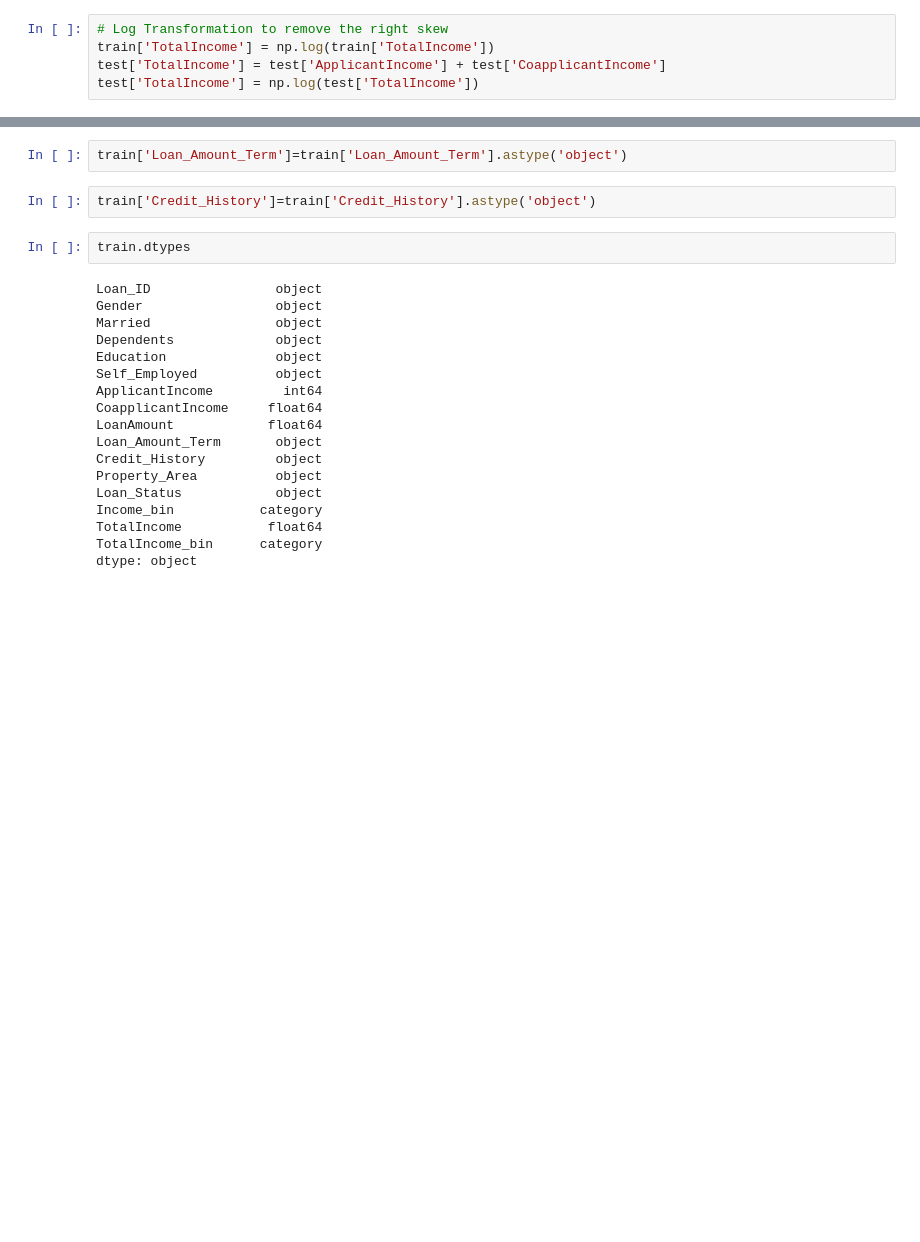
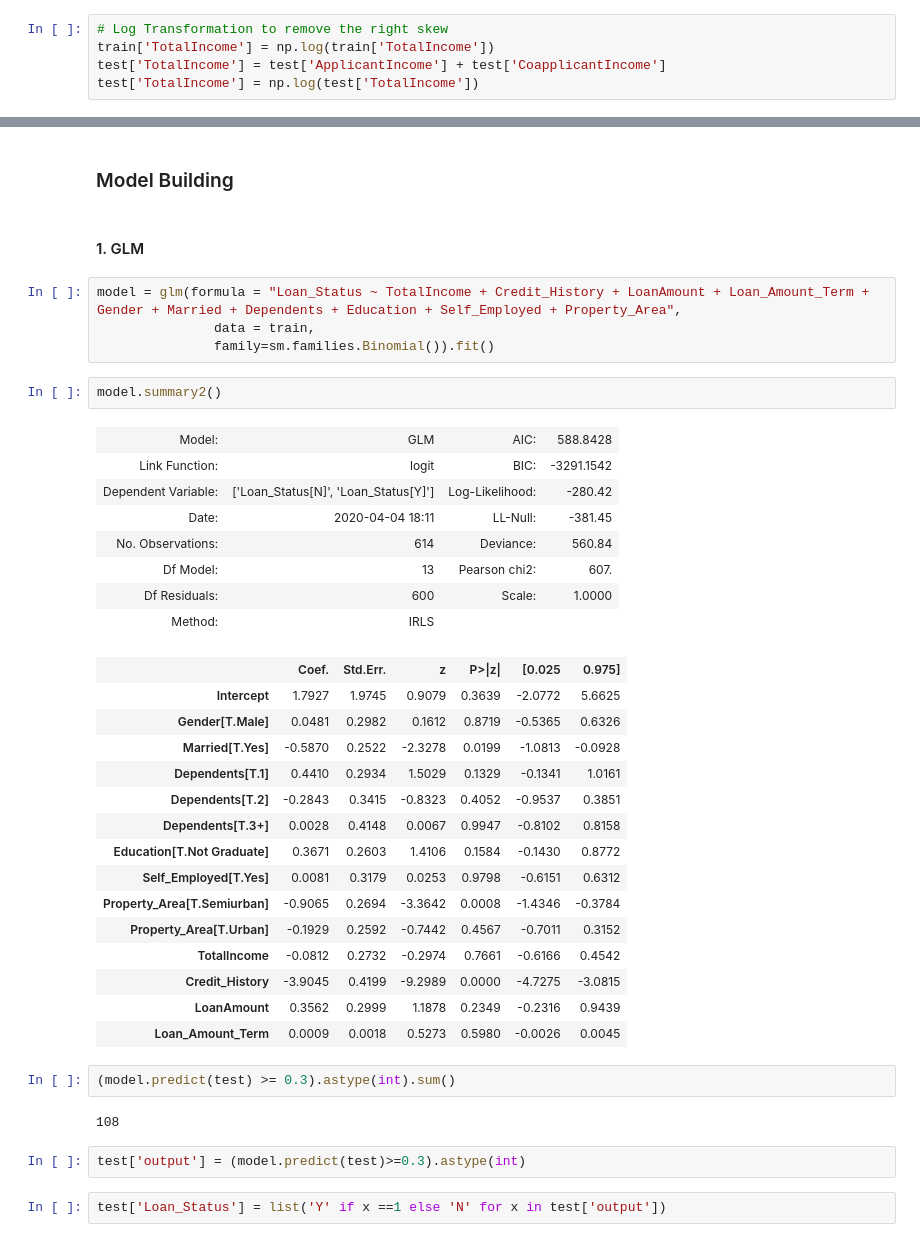
Before and after one commit to yashlab/Courses_Competitions, a Jupyter notebook: AV/Loan-Prediction.ipynb, the cells around one changed output, grey strips where cells are left out. Cells and saved outputs as stored; diff of their text form; blank space fills up the shorter version.

```diff
--- a/AV/Loan-Prediction.ipynb
+++ b/AV/Loan-Prediction.ipynb
@@ -254,24 +273,42 @@ train.dtypes
-# %%
-train['Loan_Amount_Term']=train['Loan_Amount_Term'].astype('object')
-# %%
-train['Credit_History']=train['Credit_History'].astype('object')
-# %%
-train.dtypes
-# %% [output]
-Loan_ID                object
-Gender                 object
-Married                object
-Dependents             object
-Education              object
-Self_Employed          object
-ApplicantIncome         int64
-CoapplicantIncome     float64
-LoanAmount            float64
-Loan_Amount_Term       object
-Credit_History         object
-Property_Area          object
-Loan_Status            object
-Income_bin           category
-TotalIncome           float64
-TotalIncome_bin      category
-dtype: object
+# %% [markdown]
+###  Model Building
+# %% [markdown]
+#### 1. GLM
+# %%
+model = glm(formula = "Loan_Status ~ TotalIncome + Credit_History + LoanAmount + Loan_Amount_Term + Gender + Married + Dependents + Education + Self_Employed + Property_Area",
+               data = train,
+               family=sm.families.Binomial()).fit()
+# %%
+model.summary2()
+# %% [output]
+| Model: | GLM | AIC: | 588.8428 |
+| Link Function: | logit | BIC: | -3291.1542 |
+| Dependent Variable: | ['Loan_Status[N]', 'Loan_Status[Y]'] | Log-Likelihood: | -280.42 |
+| Date: | 2020-04-04 18:11 | LL-Null: | -381.45 |
+| No. Observations: | 614 | Deviance: | 560.84 |
+| Df Model: | 13 | Pearson chi2: | 607. |
+| Df Residuals: | 600 | Scale: | 1.0000 |
+| Method: | IRLS |  |  |
+|  | Coef. | Std.Err. | z | P>|z| | [0.025 | 0.975] |
+| Intercept | 1.7927 | 1.9745 | 0.9079 | 0.3639 | -2.0772 | 5.6625 |
+| Gender[T.Male] | 0.0481 | 0.2982 | 0.1612 | 0.8719 | -0.5365 | 0.6326 |
+| Married[T.Yes] | -0.5870 | 0.2522 | -2.3278 | 0.0199 | -1.0813 | -0.0928 |
+| Dependents[T.1] | 0.4410 | 0.2934 | 1.5029 | 0.1329 | -0.1341 | 1.0161 |
+| Dependents[T.2] | -0.2843 | 0.3415 | -0.8323 | 0.4052 | -0.9537 | 0.3851 |
+| Dependents[T.3+] | 0.0028 | 0.4148 | 0.0067 | 0.9947 | -0.8102 | 0.8158 |
+| Education[T.Not Graduate] | 0.3671 | 0.2603 | 1.4106 | 0.1584 | -0.1430 | 0.8772 |
+| Self_Employed[T.Yes] | 0.0081 | 0.3179 | 0.0253 | 0.9798 | -0.6151 | 0.6312 |
+| Property_Area[T.Semiurban] | -0.9065 | 0.2694 | -3.3642 | 0.0008 | -1.4346 | -0.3784 |
+| Property_Area[T.Urban] | -0.1929 | 0.2592 | -0.7442 | 0.4567 | -0.7011 | 0.3152 |
+| TotalIncome | -0.0812 | 0.2732 | -0.2974 | 0.7661 | -0.6166 | 0.4542 |
+| Credit_History | -3.9045 | 0.4199 | -9.2989 | 0.0000 | -4.7275 | -3.0815 |
+| LoanAmount | 0.3562 | 0.2999 | 1.1878 | 0.2349 | -0.2316 | 0.9439 |
+| Loan_Amount_Term | 0.0009 | 0.0018 | 0.5273 | 0.5980 | -0.0026 | 0.0045 |
+# %%
+(model.predict(test) >= 0.3).astype(int).sum()
+# %% [output]
+108
+# %%
+test['output'] = (model.predict(test)>=0.3).astype(int)
+# %%
+test['Loan_Status'] = list('Y' if x ==1 else 'N' for x in test['output'])
```
Also changed, not shown: parts of 6 cells of this notebook.
